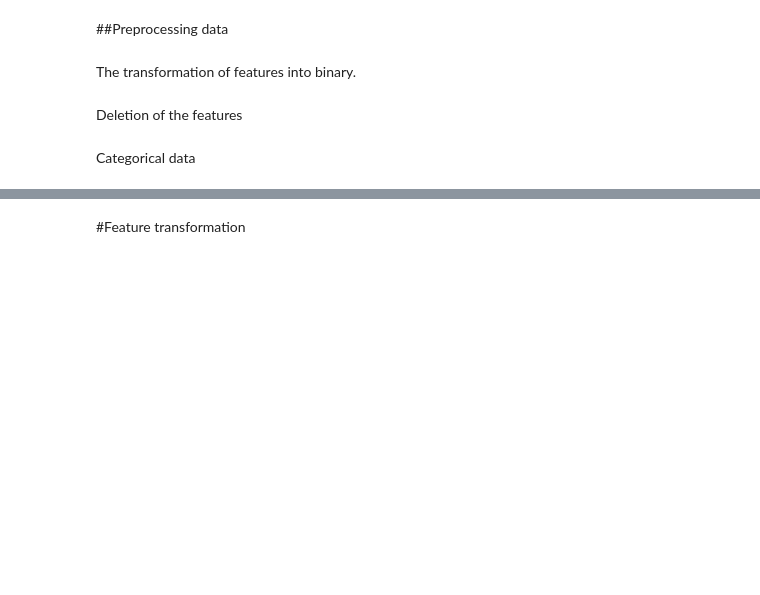
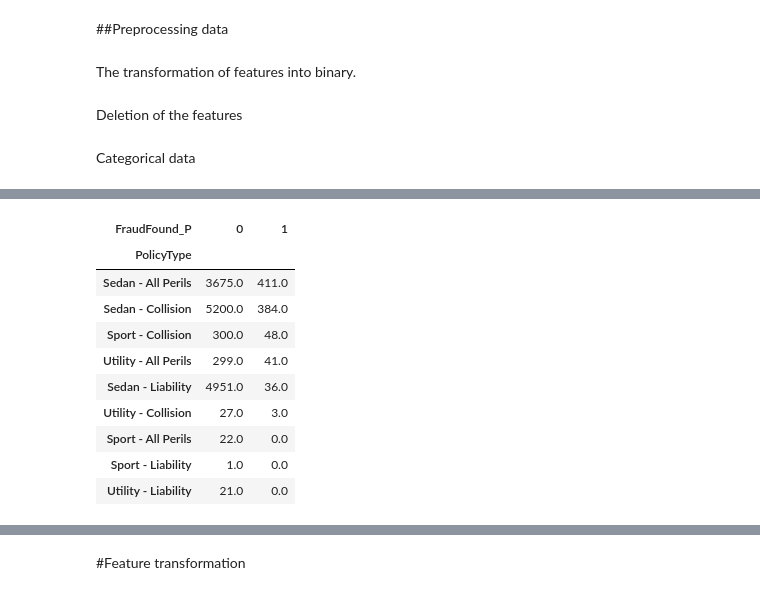
Before and after one commit to aziegert/Vehicle_Insurance_Claim_Fraud_Detection, a Jupyter notebook: Vehicle_Insurance_Claim_Fraud_Detection_v2.ipynb, the cells around one changed output, grey strips where cells are left out. Drawn from its saved outputs; the diff is of its cells as text; code cells hidden in the pictures; blank space fills up the shorter version.

```diff
--- a/Vehicle_Insurance_Claim_Fraud_Detection_v2.ipynb
+++ b/Vehicle_Insurance_Claim_Fraud_Detection_v2.ipynb
@@ -422,0 +456,14 @@ memory usage: 2.4+ MB
+# %%
+df.groupby(['PolicyType', 'FraudFound_P']).FraudFound_P.count().unstack().fillna(0).sort_values(by=1, ascending=False)
+# %% [output]
+| FraudFound_P | 0 | 1 |
+| PolicyType |  |  |
+| Sedan - All Perils | 3675.0 | 411.0 |
+| Sedan - Collision | 5200.0 | 384.0 |
+| Sport - Collision | 300.0 | 48.0 |
+| Utility - All Perils | 299.0 | 41.0 |
+| Sedan - Liability | 4951.0 | 36.0 |
+| Utility - Collision | 27.0 | 3.0 |
+| Sport - All Perils | 22.0 | 0.0 |
+| Sport - Liability | 1.0 | 0.0 |
+| Utility - Liability | 21.0 | 0.0 |
```
Also changed, not shown: parts of 86 cells of this notebook.
